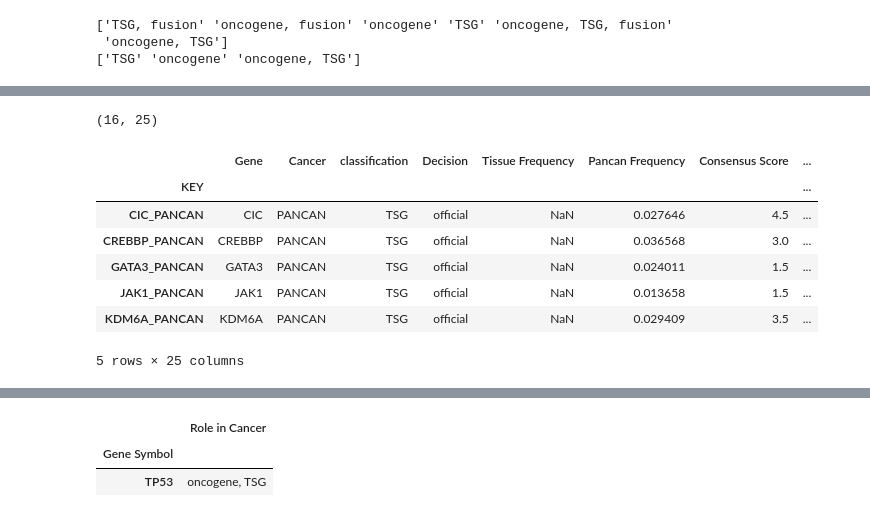
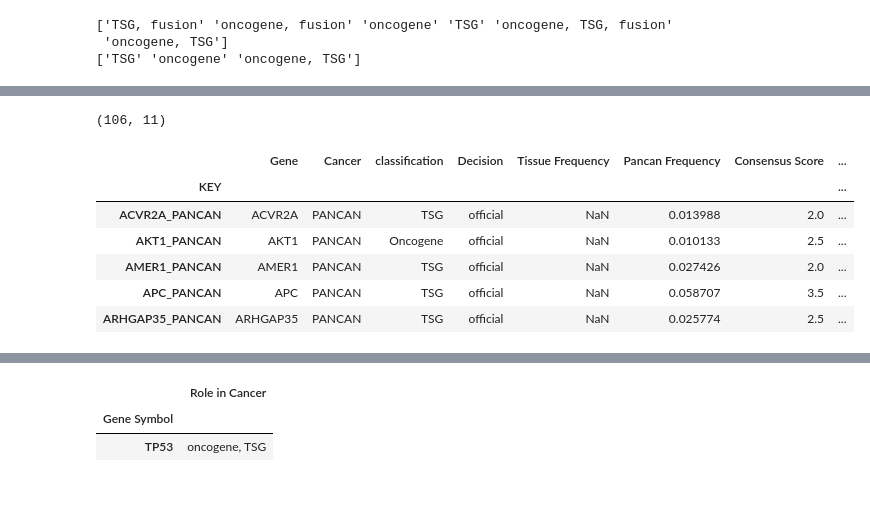
Before and after one commit to greenelab/mpmp, a Jupyter notebook: 01_explore_data/explore_cosmic_gene_set.ipynb, the cells around one changed output, grey strips where cells are left out. Drawn from its saved outputs; the diff is of its cells as text; code cells hidden in the pictures.

```diff
--- a/01_explore_data/explore_cosmic_gene_set.ipynb
+++ b/01_explore_data/explore_cosmic_gene_set.ipynb
@@ -71,6 +71,14 @@ class_df = pd.read_excel(
     cfg.data_dir / '1-s2.0-S009286741830237X-mmc1.xlsx',
     engine='openpyxl', sheet_name='Table S1', index_col='KEY', header=3
 )
+
+# excel file has lots of empty columns, we can just drop them
+class_df.drop(
+    class_df.columns[class_df.columns.str.contains('Unnamed')],
+    axis=1, inplace=True
+)
+
+# rename classification/annotation column to standardize with Vogelstein data
 class_df.rename(columns={'Tumor suppressor or oncogene prediction (by 20/20+)':
                          'classification'},
                 inplace=True)
@@ -90,29 +97,28 @@ class_df.head()
 # %%
 # get genes labeled by Bailey et al. as pan-cancer drivers, that are
 # also in COSMIC set and have annotations
 bailey_predicted_df = (
     class_df[((class_df.Cancer == 'PANCAN') &
-             (class_df.Gene.isin(cosmic_dual_df.index)) &
+             (class_df.Gene.isin(cosmic_df.index)) &
              (~class_df.classification.isna()))]
 ).copy()
 
 # this is the best annotation we have to go on in these cases, so if something
 # is labeled as "possible X", we'll just consider it X
 bailey_predicted_df['classification'] = (
     bailey_predicted_df['classification'].str.replace('possible ', '')
                                          .replace('tsg', 'TSG')
                                          .replace('oncogene', 'Oncogene')
 )
 
 print(bailey_predicted_df.shape)
 bailey_predicted_df.head()
 # %% [output]
-(16, 25)
+(106, 11)
 |  | Gene | Cancer | classification | Decision | Tissue Frequency | Pancan Frequency | Consensus Score | ... |
 | KEY |  |  |  |  |  |  |  | ... |
-| CIC_PANCAN | CIC | PANCAN | TSG | official | NaN | 0.027646 | 4.5 | ... |
-| CREBBP_PANCAN | CREBBP | PANCAN | TSG | official | NaN | 0.036568 | 3.0 | ... |
-| GATA3_PANCAN | GATA3 | PANCAN | TSG | official | NaN | 0.024011 | 1.5 | ... |
-| JAK1_PANCAN | JAK1 | PANCAN | TSG | official | NaN | 0.013658 | 1.5 | ... |
-| KDM6A_PANCAN | KDM6A | PANCAN | TSG | official | NaN | 0.029409 | 3.5 | ... |
+| ACVR2A_PANCAN | ACVR2A | PANCAN | TSG | official | NaN | 0.013988 | 2.0 | ... |
+| AKT1_PANCAN | AKT1 | PANCAN | Oncogene | official | NaN | 0.010133 | 2.5 | ... |
+| AMER1_PANCAN | AMER1 | PANCAN | TSG | official | NaN | 0.027426 | 2.0 | ... |
+| APC_PANCAN | APC | PANCAN | TSG | official | NaN | 0.058707 | 3.5 | ... |
+| ARHGAP35_PANCAN | ARHGAP35 | PANCAN | TSG | official | NaN | 0.025774 | 2.5 | ... |
-5 rows × 25 columns
```
Also changed, not shown: parts of 3 cells of this notebook, 1 other file.
